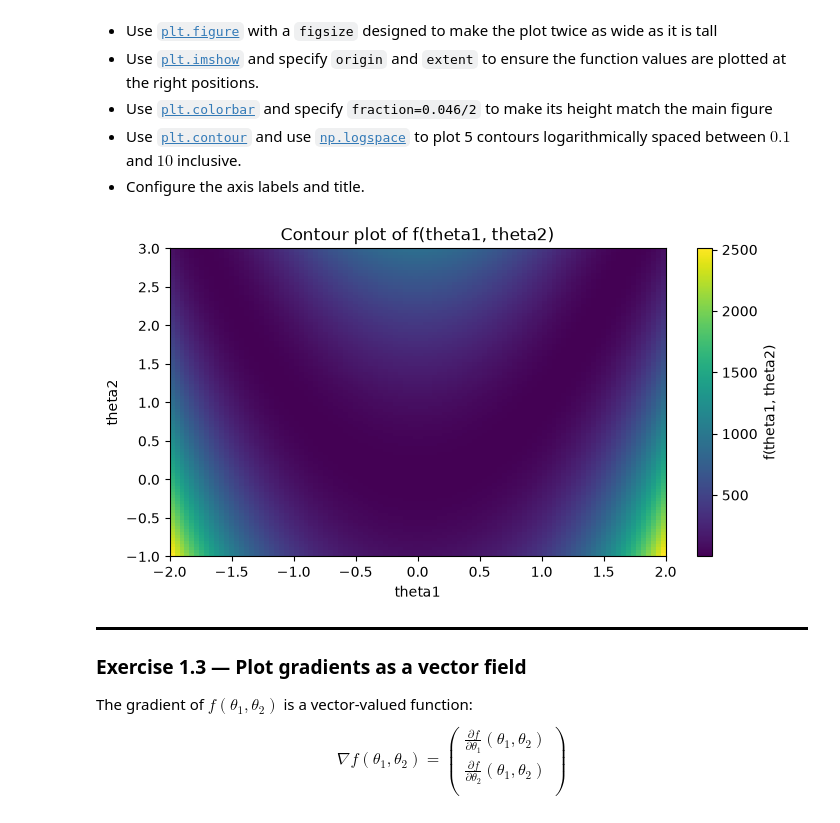
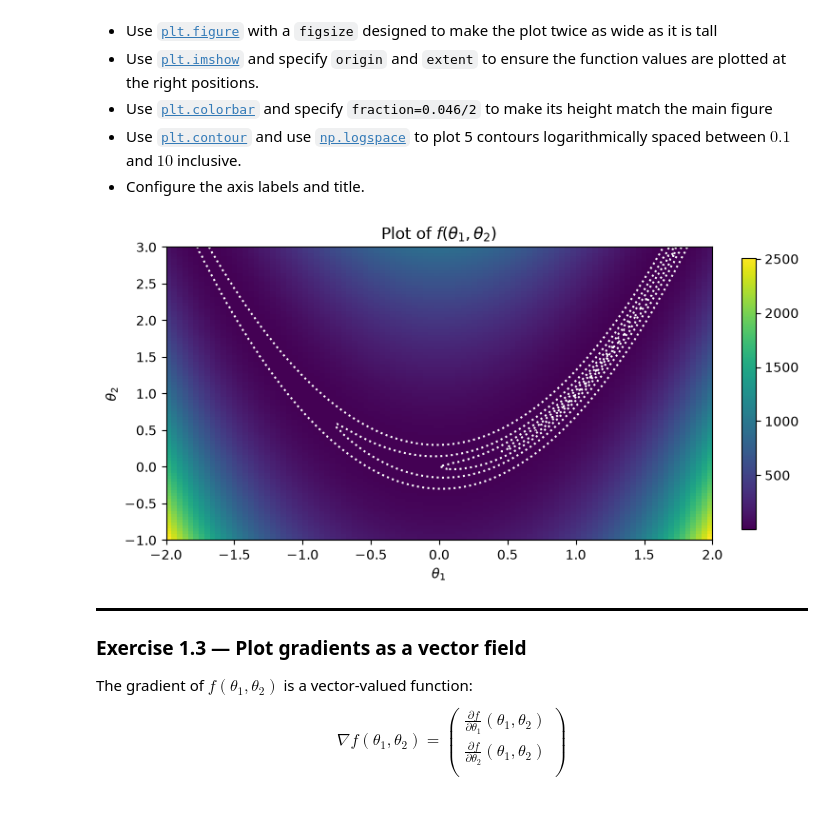
Before and after one commit to laurent-lao/COMP-432-Assignments, a Jupyter notebook: Assignment3/assignment03_student.ipynb, the cells around one changed output. Cells and saved outputs as stored; diff of their text form; code cells hidden in the pictures.

```diff
--- a/Assignment3/assignment03_student.ipynb
+++ b/Assignment3/assignment03_student.ipynb
@@ -148,24 +148,26 @@ Specifically:
 # %%
 def plot_exercise12():
     # Your code here. Aim for 9-12 lines.
     # 1. Compute the grid of theta1, theta2 values, and y = f(theta1, theta2) for each
     # 2. Plot the y value at each (theta1, theta2)
     # 3. Configure the plot
     extent = (-2, 2, -1, 3)
     numsteps = 100
     theta1, theta2, y = eval_on_grid_vectorized(f, extent, numsteps)
     plt.figure(figsize=(8, 4)) # twice as wide as tall
-    plt.imshow(y, extent=extent, origin='lower', aspect='auto', cmap='viridis')
-    plt.colorbar(label='f(theta1, theta2)')
-    plt.title('Contour plot of f(theta1, theta2)')
-    plt.xlabel('theta1')
-    plt.ylabel('theta2')
+    plt.imshow(y, extent=extent, origin='lower', aspect='auto') # aspect 'auto' or figsize doesn't do anything
+    plt.colorbar(fraction=0.046/2)
+    levels = np.logspace(np.log10(0.1), np.log10(10), 5)
+    plt.contour(theta1, theta2, y, levels=levels, colors='white', linestyle='dotted')
+    plt.xlabel('$\\theta_1$')
+    plt.ylabel('$\\theta_2$')
+    plt.title('Plot of $f(\\theta_1, \\theta_2$)')
     return
 
 
 plot_exercise12()
 # %% [output]
-[figure, old version]
+[figure, new version]
 # %% [markdown]
 <div style="border-bottom: 3px solid black;"></div>
 
```
Also changed, not shown: parts of 6 cells of this notebook.
